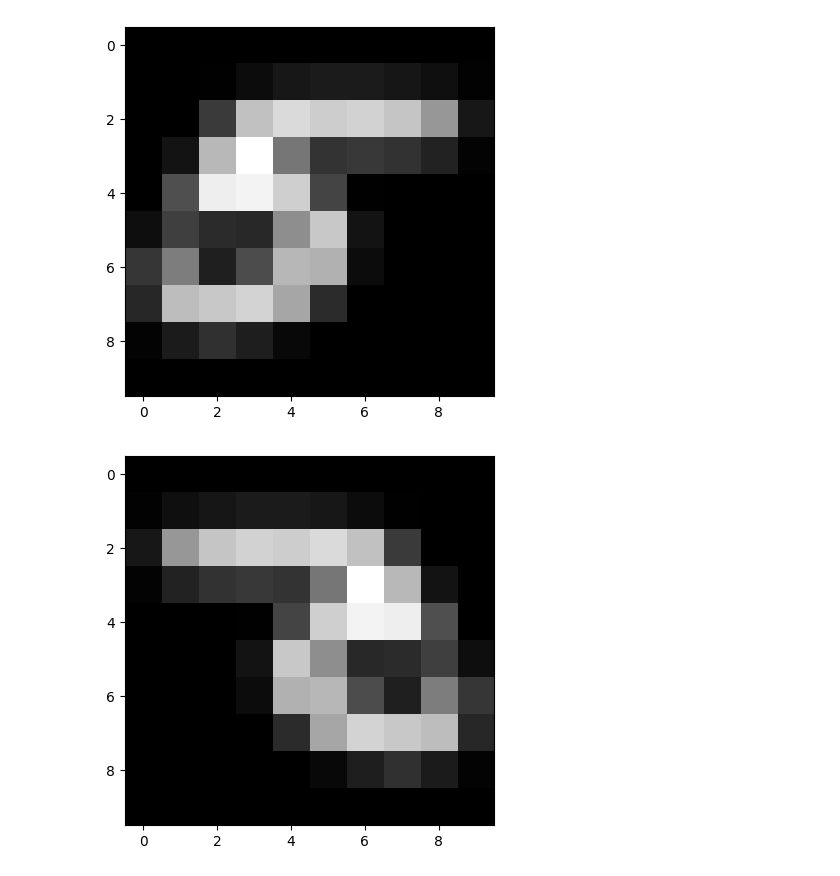
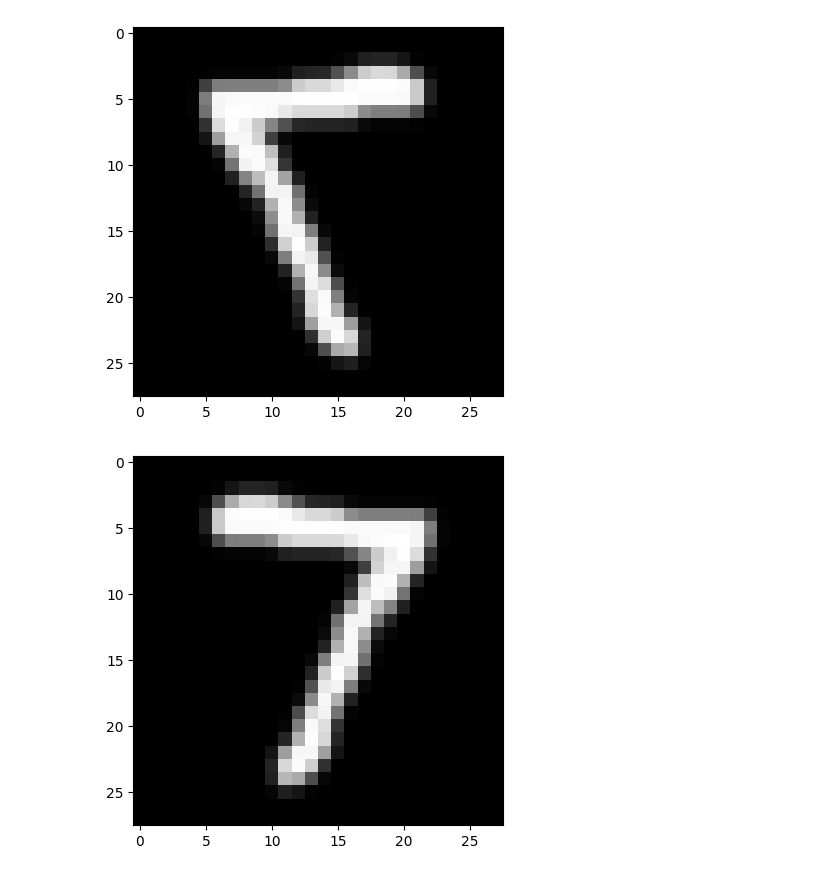
Before and after one commit to flaar94/symmetryLearning, a Jupyter notebook: notebooks/semisynthetic_label_based.ipynb, the cells around one changed output. Drawn from its saved outputs; the diff is of its cells as text; code cells hidden in the pictures.

Commit message:
Experiment for improved label-based symmetry finding

```diff
--- a/notebooks/semisynthetic_label_based.ipynb
+++ b/notebooks/semisynthetic_label_based.ipynb
@@ -41,7 +41,7 @@ def horiz_flip_gt_accuracy(model, dim=(28, 28), angle_threshold=30):
 
 if __name__ == '__main__':
     # num_samples = NUM_SAMPLES
-    space_dims = [10]
+    space_dims = [28]
     methods = []
     datasets = ['emnist'] # 'mnist'
     # num_samples_list = [2_000, 10_000, 50_000, 250_000]
@@ -142,12 +142,13 @@ if __name__ == '__main__':
             print(msg)
             print(np.linalg.norm(sym_lbl.trans_ - trans_mat), np.linalg.norm(trans_mat))
             print(f"{sym_lbl.gt_swap_score(data)=}")
+            # sym_lbl.fine_tune(data, lr=0.0001, bandwidth=50, epochs=60, negativity_penalty=True)
             plt.imshow(sym_lbl.trans_)
             plt.show()
 
 
-            sym_lbl_healed = SymmetryFinderLabel(select_method=swaps, bidirectional=True)
-            sym_lbl_healed.fit(data, labels, heal_eigenvectors=True)
+            sym_lbl_healed = SymmetryFinderLabel(select_method=swaps, bidirectional=True, heal_eigenvectors=True)
+            sym_lbl_healed.fit(data, labels)
             accs = horiz_flip_gt_accuracy(sym_lbl_healed, dim=dim)
             msg = f"method = eigenvector healing, accs = {accs}"
             logging.info(msg)
@@ -156,7 +157,7 @@ if __name__ == '__main__':
             print(f"{sym_lbl_healed.gt_swap_score(data)=}")
             plt.imshow(sym_lbl_healed.trans_)
             plt.show()
-            # sym_lbl.fine_tune(data, lr=0.0001, bandwidth=50, epochs=1000, negativity_penalty=True)
+
             # plt.imshow(sym_lbl.ft_trans_)
             # plt.show()
             # plt.imshow(trans_mat)
@@ -195,14 +197,12 @@ sym_lbl_healed.gt_swap_score(data)=tensor(0.0025, device='cuda:0', grad_fn=<DivB
 # %%
-index = 55
-dim=10
+index = 5
+dim=28
 plt.imshow(data[index].reshape(dim, dim), cmap='gray')
 plt.show()
 plt.imshow(data[index].reshape(dim, dim)[:,::-1], cmap='gray')
 plt.show()
-plt.imshow(sym_lbl.predict(data[index]).reshape(dim, dim), cmap='gray')
-plt.show()
 plt.imshow(sym_lbl_healed.predict(data[index]).reshape(dim, dim), cmap='gray')
 plt.show()
 # %% [output]
-[figure, old version]
+[figure, new version]
-[figure, old version]
+[figure, new version]
```
Also changed, not shown: parts of 2 cells of this notebook, 3 other files.
